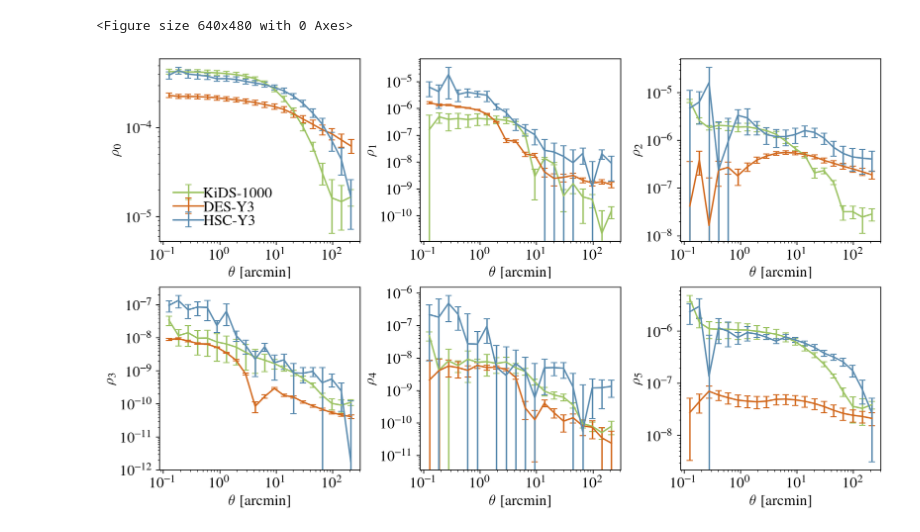
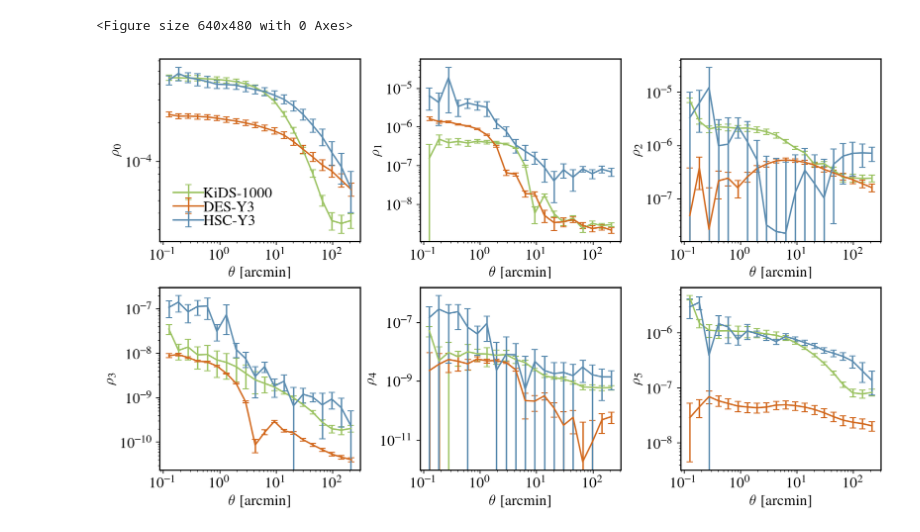
Before and after one commit to LSSTDESC/nulltests_txpipe, a Jupyter notebook: paper_plots/Fig7/RowePlot.ipynb, the cells around one changed output. Drawn from its saved outputs; the diff is of its cells as text; code cells hidden in the pictures.

Commit message:
updated rowes

```diff
--- a/paper_plots/Fig7/RowePlot.ipynb
+++ b/paper_plots/Fig7/RowePlot.ipynb
@@ -31,13 +31,9 @@ kidscol = '#9CC363'    # light olive
 descol  = 'chocolate'  # dark orange
 hsccol  = '#5A8BAF'    # lightpurple
 # %%
-# desy3rowe = h5py.File('/pscratch/sd/j/jjeffers/temp/TXPipe/data/desy3/FINALRUN/rowe_stats.hdf5','r')
-# hscy3rowe = h5py.File('/pscratch/sd/j/jjeffers/temp/TXPipe/data/hsc-y3/outputs/LIRUN_300PATCH_FINAL/rowe_stats.hdf5','r')
-# kidsrowe = h5py.File('/pscratch/sd/j/jjeffers/temp/TXPipe/data/kids/FINALRUN/rowe_stats.hdf5','r')
-
-desy3rowe = h5py.File('/global/cfs/cdirs/lsst/groups/WL/projects/txpipe-sys-tests/des-y3/txpipe_outputs/rowe_stats.hdf5')
-hscy3rowe = h5py.File('/global/cfs/cdirs/lsst/groups/WL/projects/txpipe-sys-tests/hsc-y3/txpipe_outputs/rowe_stats.hdf5')
-kidsrowe = h5py.File('/global/cfs/cdirs/lsst/groups/WL/projects/txpipe-sys-tests/kids/txpipe_outputs/rowe_stats.hdf5')
+desy3rowe = h5py.File('/pscratch/sd/j/jjeffers/temp/TXPipe/data/desy3/YOCALIB-1000JK-catms/rowe_stats.hdf5')
+hscy3rowe = h5py.File('/pscratch/sd/j/jjeffers/temp/TXPipe/data/hsc-y3/outputs/TAU_150JK-catms/rowe_stats.hdf5')
+kidsrowe = h5py.File('/pscratch/sd/j/jjeffers/temp/TXPipe/data/kids/TAU_catms/rowe_stats.hdf5')
 # %%
 %matplotlib inline
 %config InlineBackend.figure_format='retina'
@@ -131,31 +127,40 @@ ax4.errorbar(np.array(desy3rowe[f'rowe_statistics/rowe_{i}_PSF-reserved/theta'])
                     np.array(desy3rowe[f'rowe_statistics/rowe_{i}_PSF-reserved/xip_err']),capsize=3,color=descol,label='DES-Y3')
 ax4.errorbar(np.array(hscy3rowe[f'rowe_statistics/rowe_{i}_PSF-reserved/theta']),
                     0.5*np.abs(np.array(hscy3rowe[f'rowe_statistics/rowe_{i}_PSF-reserved/xi_plus'])),
                     0.5*np.array(hscy3rowe[f'rowe_statistics/rowe_{i}_PSF-reserved/xip_err']),capsize=3,color=hsccol,label='HSC-Y3')
 ax4.set_xscale('log')
 ax4.set_ylabel(rf'$\rho_{i}$')
 ax4.set_xlabel(rf'$\theta$ [arcmin]')
 ax4.set_yscale('log')
 
 i = 5
 ax5 = plt.subplot(gs[5])
 ax5.errorbar(np.array(kidsrowe[f'rowe_statistics/rowe_{i}_PSF-reserved/theta']),
                     np.abs(np.array(kidsrowe[f'rowe_statistics/rowe_{i}_PSF-reserved/xi_plus'])),
                     np.array(kidsrowe[f'rowe_statistics/rowe_{i}_PSF-reserved/xip_err']),capsize=3,color=kidscol,label='KiDS-1000')
 
 ax5.errorbar(np.array(desy3rowe[f'rowe_statistics/rowe_{i}_PSF-reserved/theta']),
                     np.abs(np.array(desy3rowe[f'rowe_statistics/rowe_{i}_PSF-reserved/xi_plus'])),
                     np.array(desy3rowe[f'rowe_statistics/rowe_{i}_PSF-reserved/xip_err']),capsize=3,color=descol,label='DES-Y3')
 ax5.errorbar(np.array(hscy3rowe[f'rowe_statistics/rowe_{i}_PSF-reserved/theta']),
                     0.5*np.abs(np.array(hscy3rowe[f'rowe_statistics/rowe_{i}_PSF-reserved/xi_plus'])),
                     0.5*np.array(hscy3rowe[f'rowe_statistics/rowe_{i}_PSF-reserved/xip_err']),capsize=3,color=hsccol,label='HSC-Y3')
 
 ax5.set_xscale('log')
 ax5.set_ylabel(rf'$\rho_{i}$')
 ax5.set_xlabel(rf'$\theta$ [arcmin]')
 ax5.set_yscale('log')
 
+for axis in ['top','bottom','left','right']:
+    ax0.spines[axis].set_linewidth(1.2)
+    ax1.spines[axis].set_linewidth(1.2)
+    ax2.spines[axis].set_linewidth(1.2)
+    ax3.spines[axis].set_linewidth(1.2)
+    ax4.spines[axis].set_linewidth(1.2)
+    ax5.spines[axis].set_linewidth(1.2)
+
+
 plt.savefig('rowes.pdf',bbox_inches='tight')
 # %% [output]
 <Figure size 640x480 with 0 Axes>
-[figure, old version]
+[figure, new version]
```
Also changed, not shown: 1 other file.
